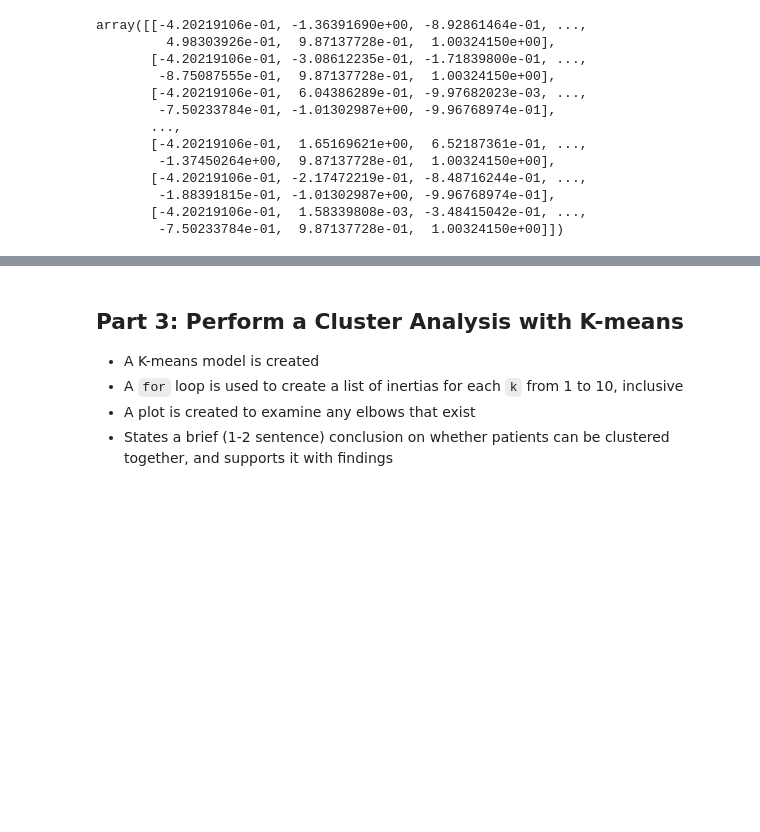
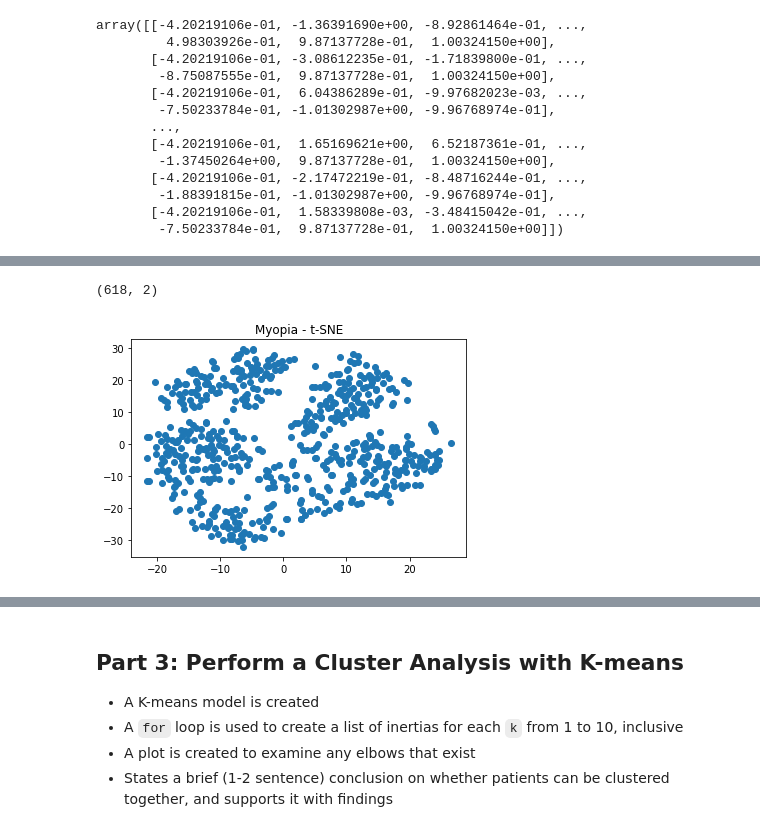
Before and after one commit to cheibergam/unsupervised-machine-learning-challenge, a Jupyter notebook: myopia.ipynb, the cells around one changed output, grey strips where cells are left out. Drawn from its saved outputs; the diff is of its cells as text; code cells hidden in the pictures; blank space fills up the shorter version.

```diff
--- a/myopia.ipynb
+++ b/myopia.ipynb
@@ -67,0 +76,6 @@ array([[-4.20219106e-01, -1.36391690e+00, -8.92861464e-01, ...,
+# %%
+# Initialize PCA model, applying dimensionality reduction - 90% as explained variance
+pca = PCA(n_components=0.9)
+
+# Getting the principal components for the scaled data (X_scaled)
+myopia_pca = pca.fit_transform(X_scaled)
@@ -67,0 +87,6 @@ array([[-4.20219106e-01, -1.36391690e+00, -8.92861464e-01, ...,
+# %%
+# Transform PCA data to a DataFrame, and naming the columns for the reduced 10 Principal Components
+df_myopia_pca = pd.DataFrame(
+    data=myopia_pca, columns=["pc-01", "pc-02", "pc-03", "pc-04", "pc-05", "pc-06", "pc-07", "pc-08", "pc-09", "pc-10"]
+)
+df_myopia_pca.head()
@@ -67,0 +100,17 @@ array([[-4.20219106e-01, -1.36391690e+00, -8.92861464e-01, ...,
+# %%
+# Creating the t-SNE model to reduce dimensions of the reduced PCA dataset
+tsne = TSNE(learning_rate=35)
+tsne_features = tsne.fit_transform(df_myopia_pca)
+# %%
+# Getting the shape of features after t-SNE model to reduce dimension (number of rows, number of columns/principal components)
+# Check that dimensions have been reduced to 2
+tsne_features.shape
+# %% [output]
+(618, 2)
+# %%
+# Plotting the clusters - No colors
+plt.scatter(tsne_features[:,0], tsne_features[:,1])
+plt.title('Myopia - t-SNE')
+plt.show()
+# %% [output]
+[figure, added]
```
Also changed, not shown: parts of 12 cells of this notebook.
